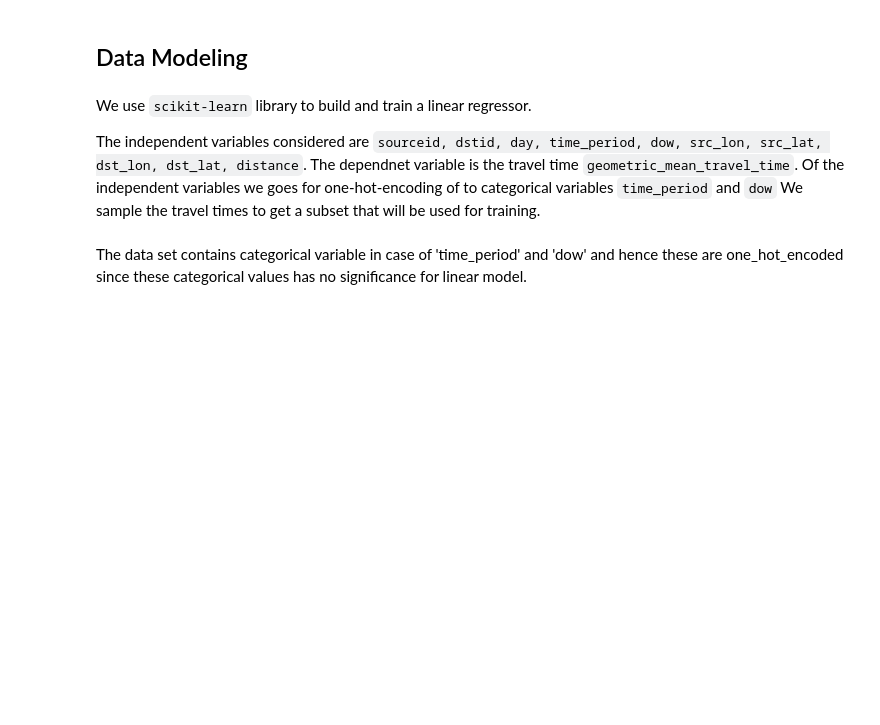
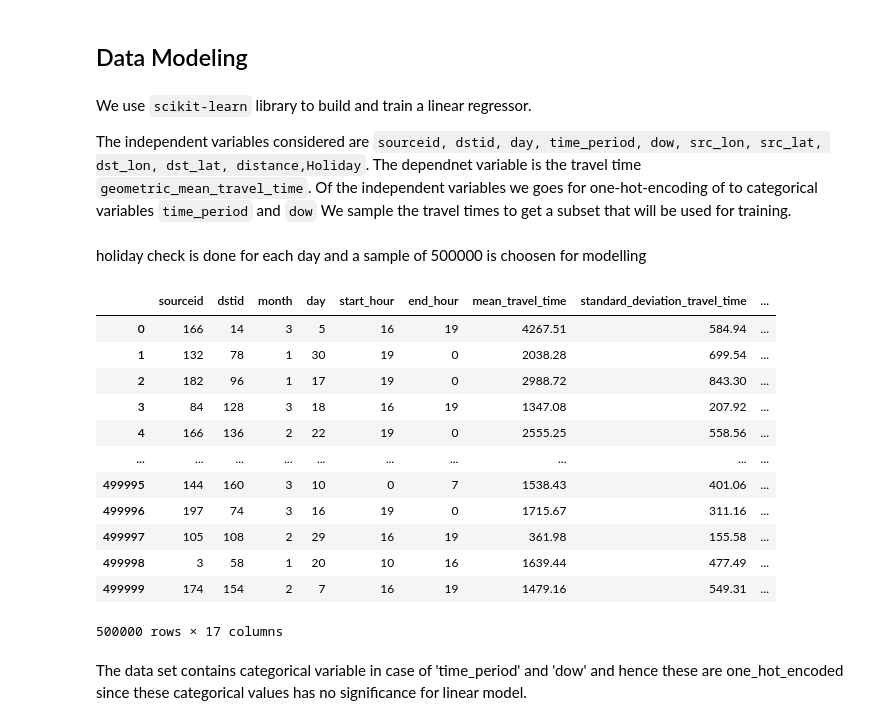
Before and after one commit to spatialthoughts/spatial-data-science, a Jupyter notebook: travel_time_prediction/uber_osm_model.ipynb, the cells around one changed output. Cells and saved outputs as stored; diff of their text form; code cells hidden in the pictures; blank space fills up the shorter version.

Commit message:
holiday Inclusion

```diff
--- a/travel_time_prediction/uber_osm_model.ipynb
+++ b/travel_time_prediction/uber_osm_model.ipynb
@@ -245,9 +273,30 @@ travel_times
 # %% [markdown]
 We use `scikit-learn` library to build and train a linear regressor.
 
-The independent variables considered are `sourceid, dstid, day, time_period, dow, src_lon, src_lat, dst_lon, dst_lat, distance`. The dependnet variable is the travel time `geometric_mean_travel_time`.
+The independent variables considered are `sourceid, dstid, day, time_period, dow, src_lon, src_lat, dst_lon, dst_lat, distance,Holiday`. The dependnet variable is the travel time `geometric_mean_travel_time`.
 Of the independent variables we goes for one-hot-encoding of to categorical variables `time_period` and `dow`
 We sample the travel times to get a subset that will be used for training.
 # %%
 num_samples = 500000
 samples = travel_times.sample(n=num_samples, random_state=1)
+# %% [markdown]
+holiday check is done for each day and a sample of 500000 is choosen for modelling
+# %%
+sample_data_folder = os.path.join('data', 'train')
+train_filepath = os.path.join(sample_data_folder,'samples.csv')
+samples=pd.read_csv(train_filepath)
+samples
+# %% [output]
+|  | sourceid | dstid | month | day | start_hour | end_hour | mean_travel_time | standard_deviation_travel_time | ... |
+| 0 | 166 | 14 | 3 | 5 | 16 | 19 | 4267.51 | 584.94 | ... |
+| 1 | 132 | 78 | 1 | 30 | 19 | 0 | 2038.28 | 699.54 | ... |
+| 2 | 182 | 96 | 1 | 17 | 19 | 0 | 2988.72 | 843.30 | ... |
+| 3 | 84 | 128 | 3 | 18 | 16 | 19 | 1347.08 | 207.92 | ... |
+| 4 | 166 | 136 | 2 | 22 | 19 | 0 | 2555.25 | 558.56 | ... |
+| ... | ... | ... | ... | ... | ... | ... | ... | ... | ... |
+| 499995 | 144 | 160 | 3 | 10 | 0 | 7 | 1538.43 | 401.06 | ... |
+| 499996 | 197 | 74 | 3 | 16 | 19 | 0 | 1715.67 | 311.16 | ... |
+| 499997 | 105 | 108 | 2 | 29 | 16 | 19 | 361.98 | 155.58 | ... |
+| 499998 | 3 | 58 | 1 | 20 | 10 | 16 | 1639.44 | 477.49 | ... |
+| 499999 | 174 | 154 | 2 | 7 | 16 | 19 | 1479.16 | 549.31 | ... |
+500000 rows × 17 columns
```
Also changed, not shown: parts of 16 cells of this notebook.
